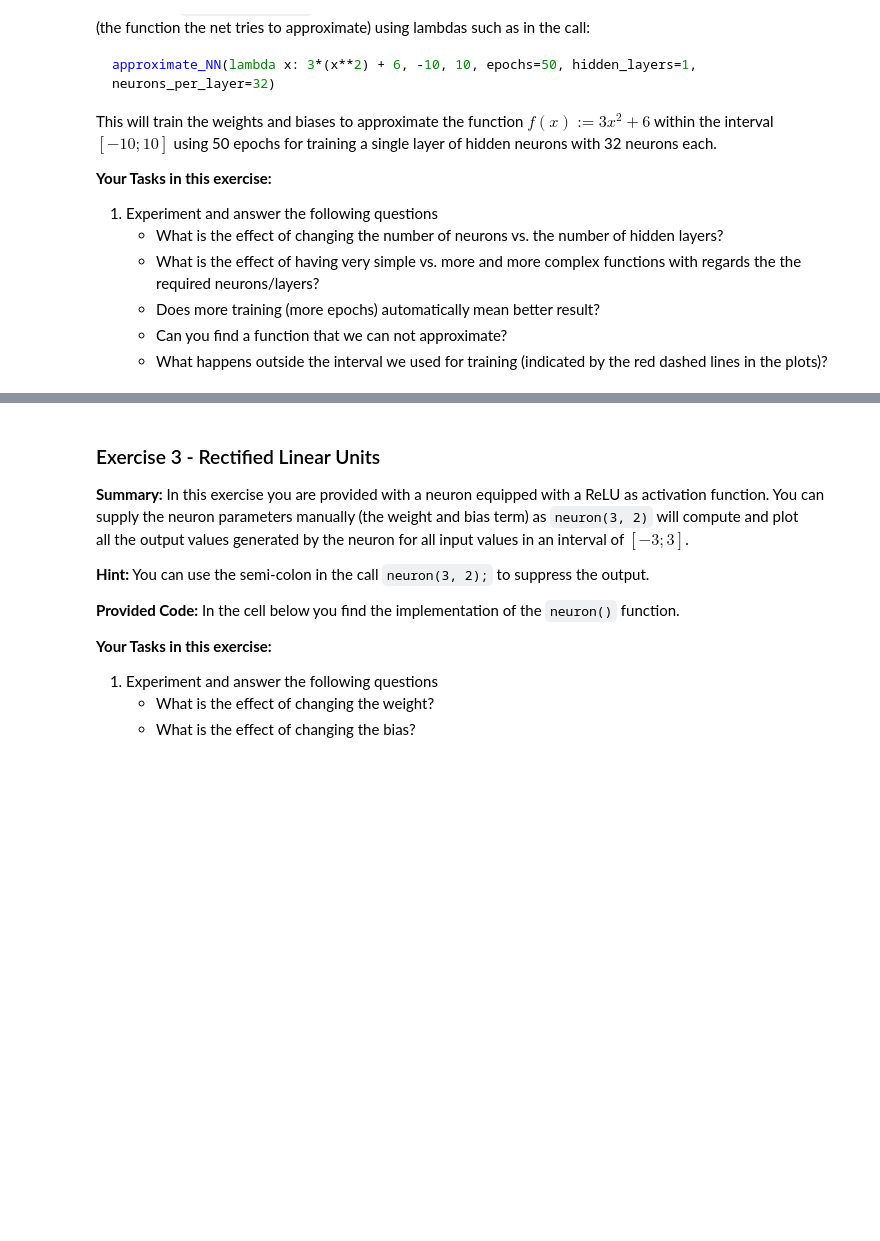
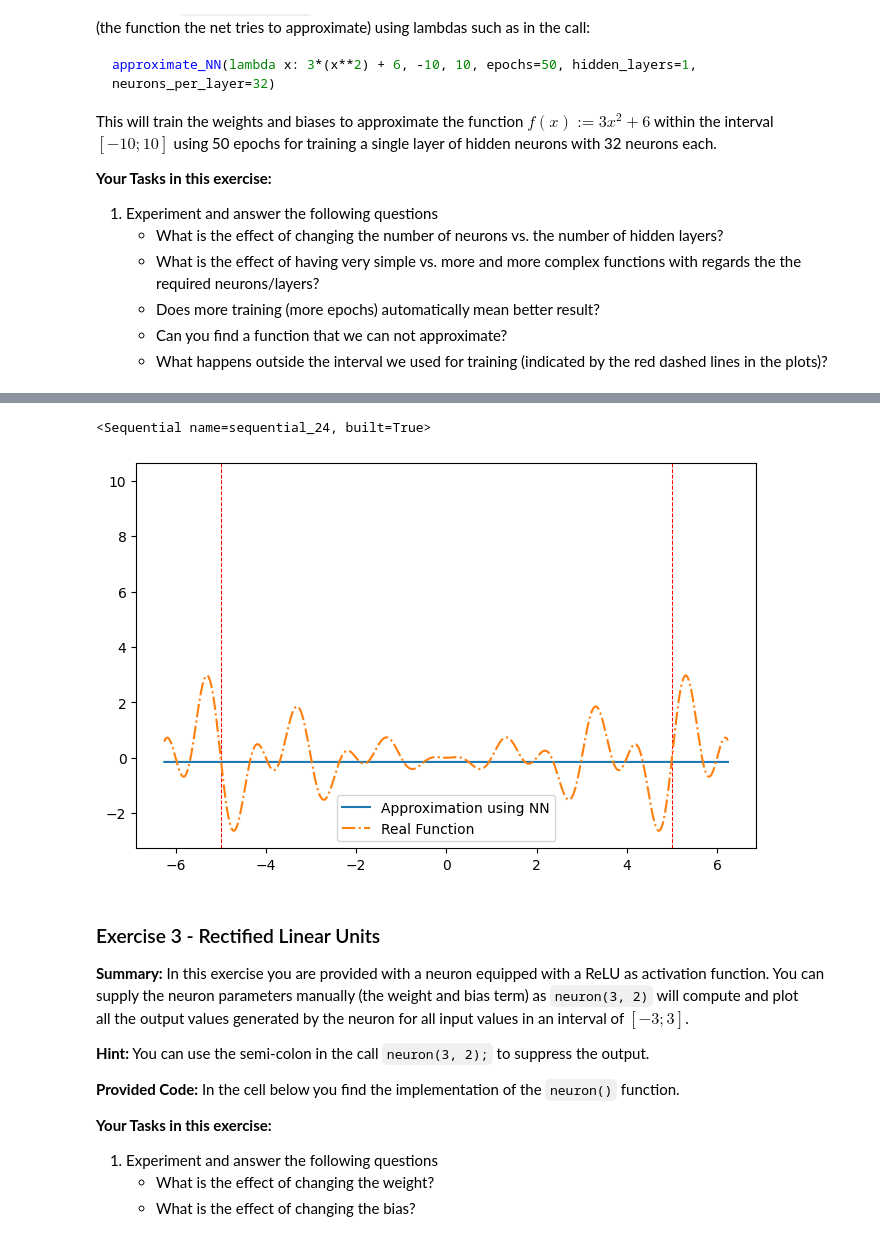
Before and after one commit to atakan4804/NN, a Jupyter notebook: Neural-Networks/ANN/ANN-Exercises.ipynb, the cells around one changed output, grey strips where cells are left out. Saved outputs shown, nothing was run; the diff lists cells and outputs as text; code cells hidden in the pictures; blank space fills up the shorter version.

```diff
--- a/Neural-Networks/ANN/ANN-Exercises.ipynb
+++ b/Neural-Networks/ANN/ANN-Exercises.ipynb
@@ -221,0 +231,3 @@ konnte nicht gefunden werden.
+# %%
+approximate_NN(mother_wavelet, -5, 5, epochs=50, hidden_layers=10, neurons_per_layer=1)
+# %% [output]
@@ -222,3 +251,5 @@ konnte nicht gefunden werden.
+<Sequential name=sequential_24, built=True>
+[figure, added]
 # %% [markdown]
 ### Exercise 3 - Rectified Linear Units
 
```
Also changed, not shown: parts of 2 cells of this notebook.
